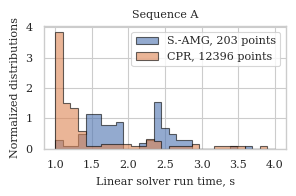
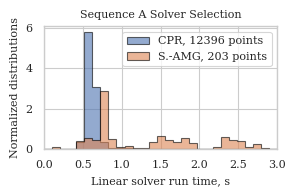
The notebook cell's code change between the first figure and the second:
--- before
+++ after
@@ -23,15 +23,17 @@
 def make_hist(df: pd.DataFrame, label: str):
     bins = 30
-    bins = np.linspace(1, 4, bins, endpoint=True)
+    xright = 3
+    bins = np.linspace(0, xright, bins, endpoint=True)
     y = df.reward[df.reward > -200]
     y = np.exp(-y)
+    plt.xlim(left=0, right=xright)
     plt.hist(y, label=f'{label}, {y.size} points', alpha=0.6, bins=bins, density=True, edgecolor="black", histtype='stepfilled')
 
 plt.figure(figsize=(3,2))
+make_hist(df_perf_detailed[df_perf_detailed['PetscCompositeScheme'] == True], label='CPR')
 make_hist(df_perf_detailed[df_perf_detailed['PetscFieldSplitScheme'] == True], label='S.-AMG')
-make_hist(df_perf_detailed[df_perf_detailed['PetscCompositeScheme'] == True], label='CPR')
 plt.ylabel('Normalized distributions')
 plt.xlabel('Linear solver run time, s')
-plt.title('Sequence A')
+plt.title('Sequence A Solver Selection')
 plt.legend(loc='upper right')
 plt.tight_layout()

Commit: Changes in the notebooks